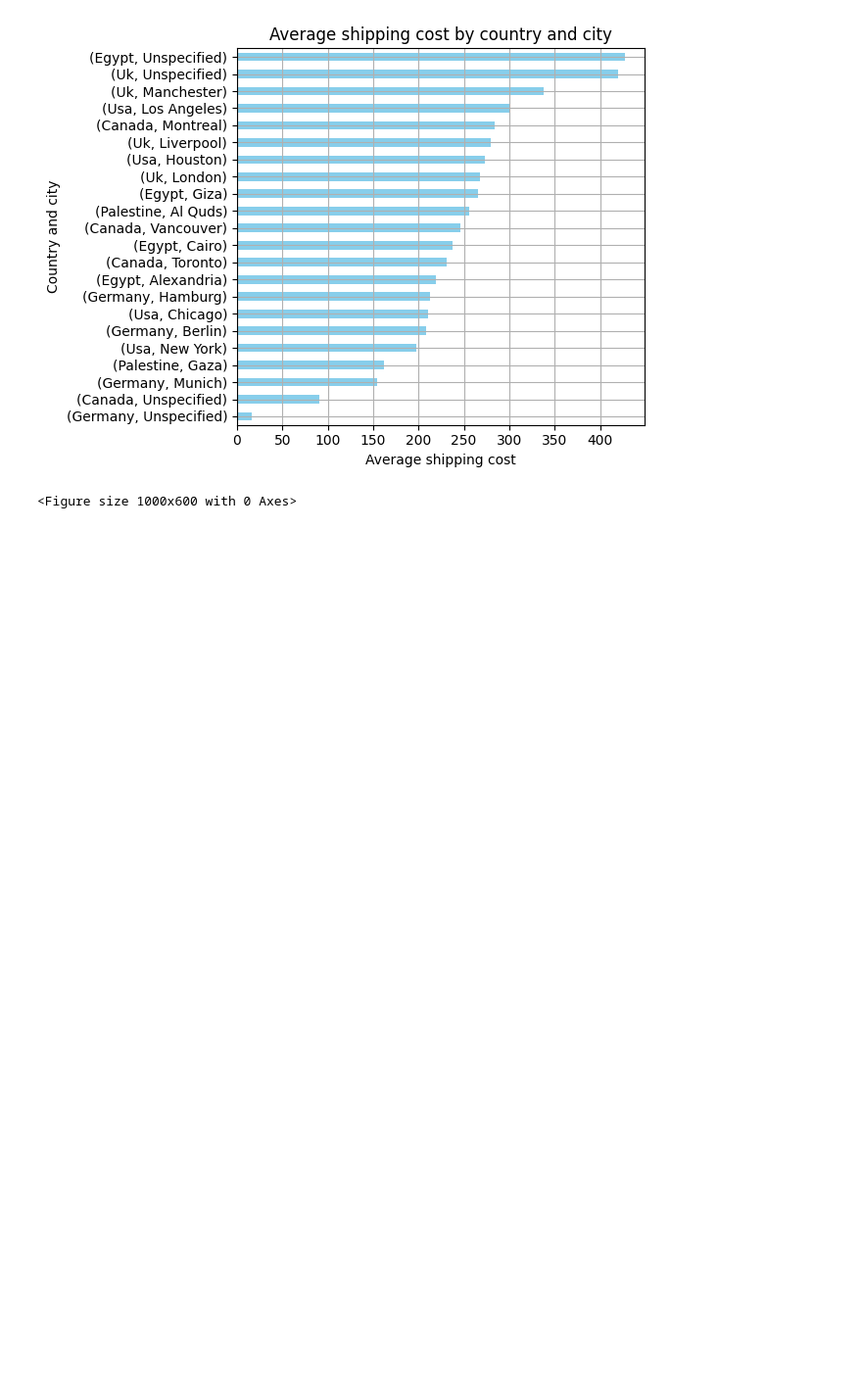
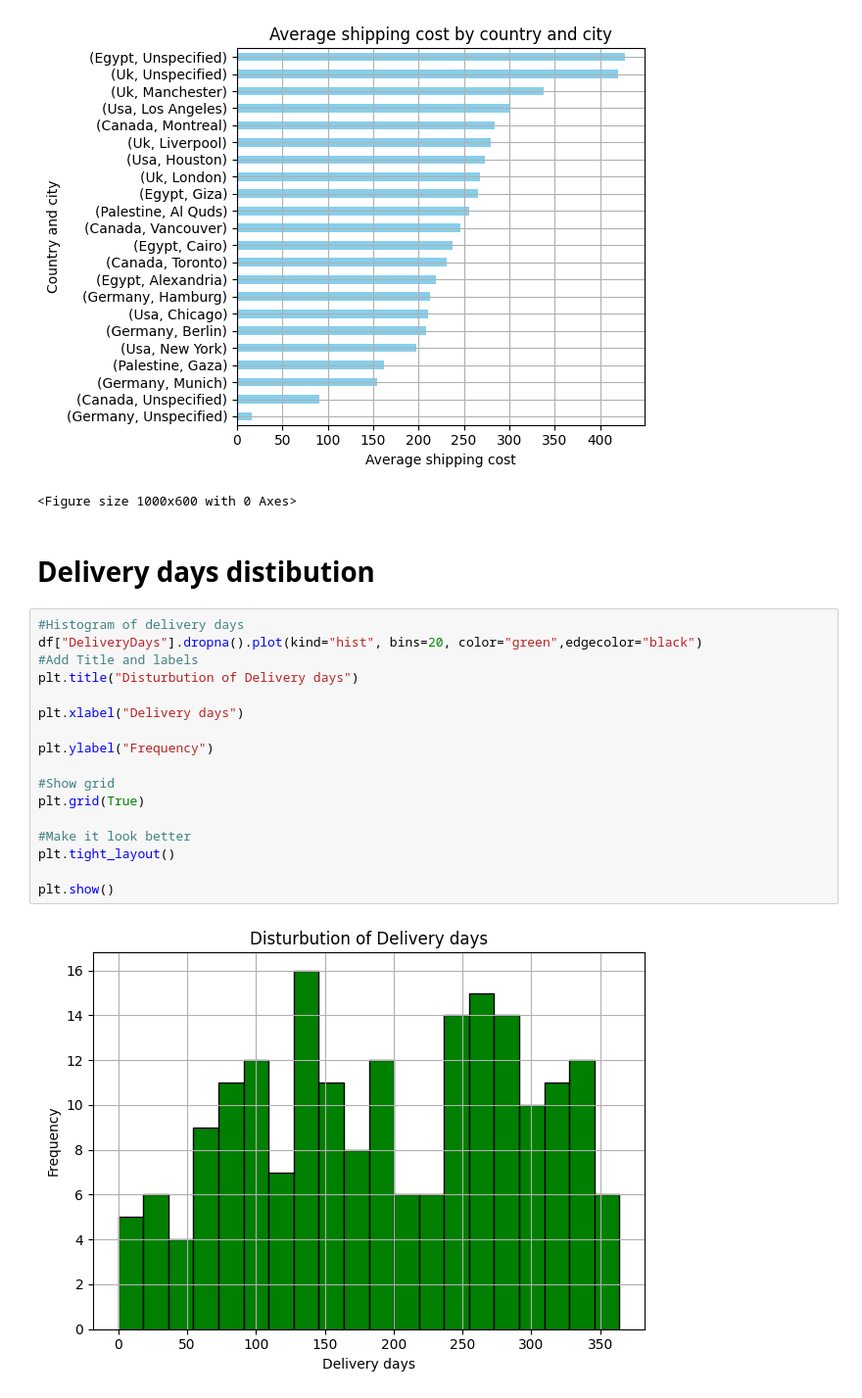
Before and after one commit to julian190/data-cleaning-project, a Jupyter notebook: notebooks/Pandas working with sample data.ipynb, the cells around one changed output. Shown at 98% size. Drawn from its saved outputs; the diff is of its cells as text; blank space fills up the shorter version.

```diff
--- a/notebooks/Pandas working with sample data.ipynb
+++ b/notebooks/Pandas working with sample data.ipynb
@@ -214,3 +214,24 @@ plt.show()
 # %% [output]
 [figure]
 <Figure size 1000x600 with 0 Axes>
+# %% [markdown]
+# Delivery days distibution
+# %%
+#Histogram of delivery days
+df["DeliveryDays"].dropna().plot(kind="hist", bins=20, color="green",edgecolor="black")
+#Add Title and labels
+plt.title("Disturbution of Delivery days")
+
+plt.xlabel("Delivery days")
+
+plt.ylabel("Frequency")
+
+#Show grid
+plt.grid(True)
+
+#Make it look better
+plt.tight_layout()
+
+plt.show()
+# %% [output]
+[figure, added]
```
Also changed, not shown: parts of 4 cells of this notebook.
